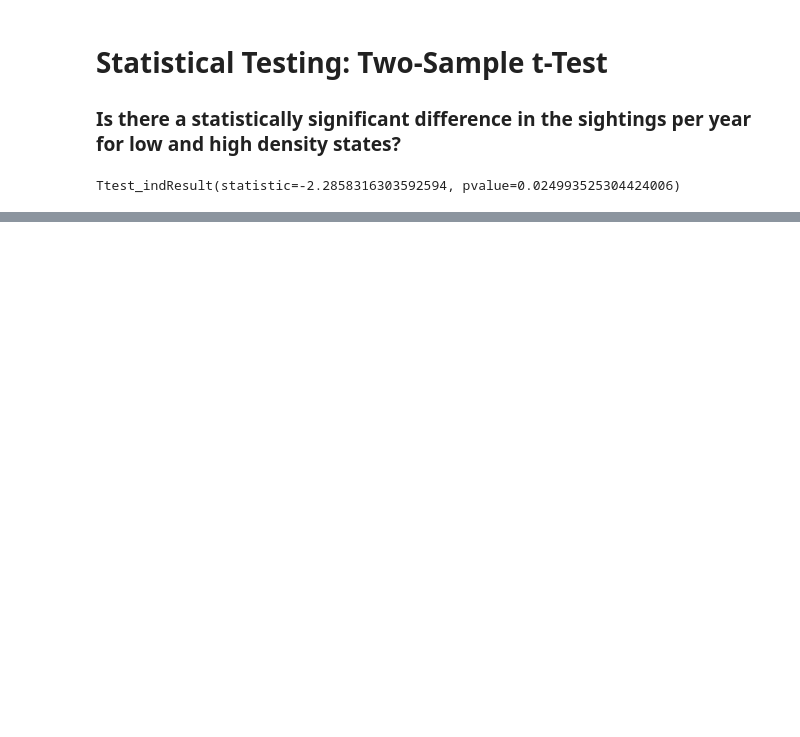
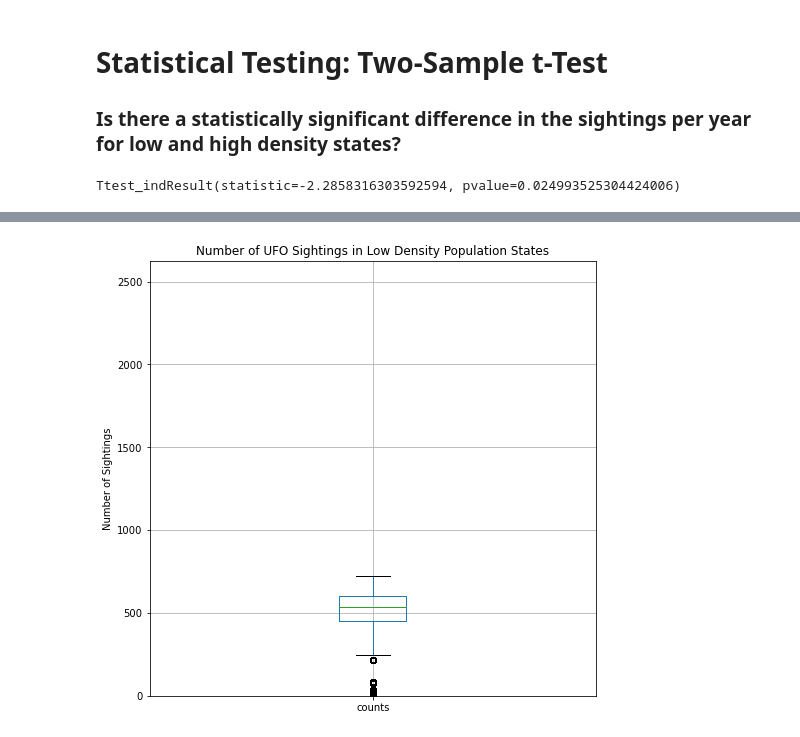
Before and after one commit to hfattor/data-analytics-project1, a Jupyter notebook: UFO_sightings_by_statepop.ipynb, the cells around one changed output, grey strips where cells are left out. Saved outputs shown, nothing was run; the diff lists cells and outputs as text; code cells hidden in the pictures; blank space fills up the shorter version.

```diff
--- a/UFO_sightings_by_statepop.ipynb
+++ b/UFO_sightings_by_statepop.ipynb
@@ -729,0 +733,9 @@ ValueError: The truth value of an array with more than one element is ambiguous.
+# %%
+plt.figure(figsize=(8,8))
+lowden_counts_df.boxplot("counts")
+plt.ylim(0, max(density_counts_df["counts"]))
+plt.title("Number of UFO Sightings in Low Density Population States")
+plt.ylabel("Number of Sightings")
+plt.savefig("Output/lowden_box.png")
+# %% [output]
+[figure, added]
```
Also changed, not shown: parts of 4 cells of this notebook, 4 other files.
